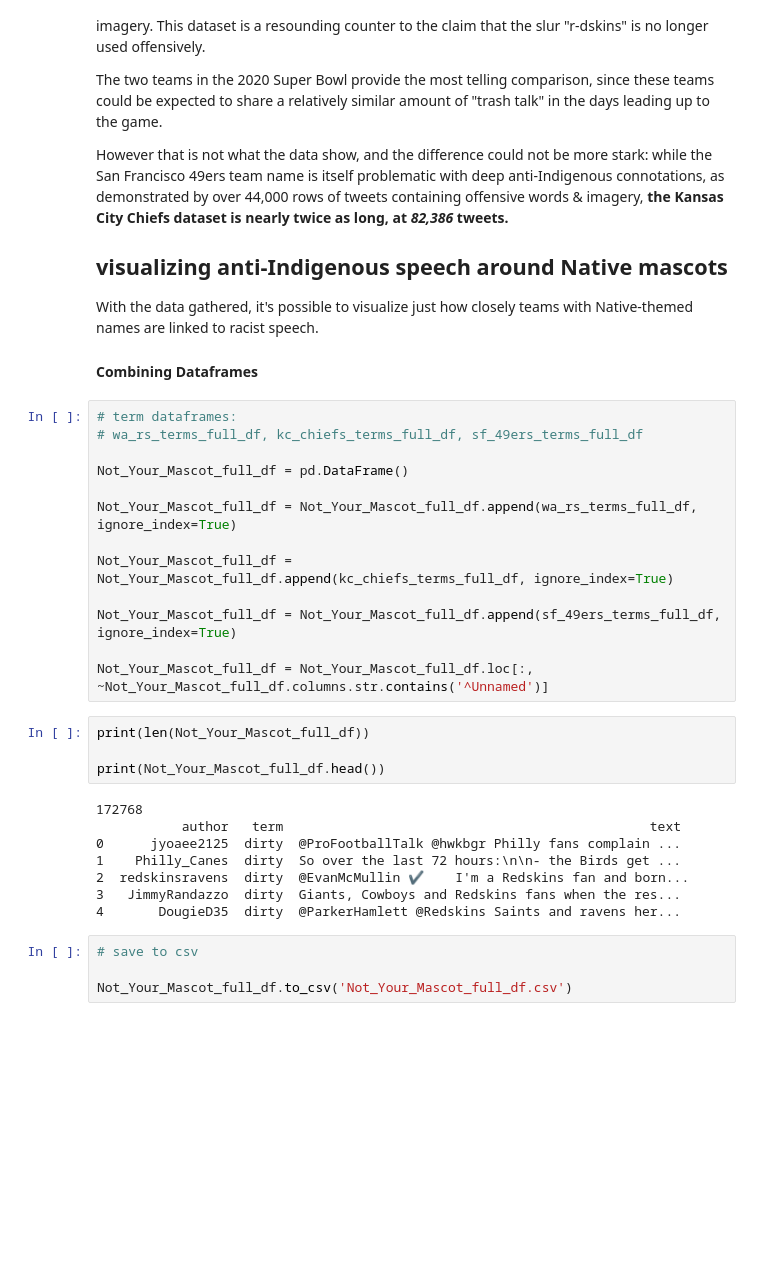
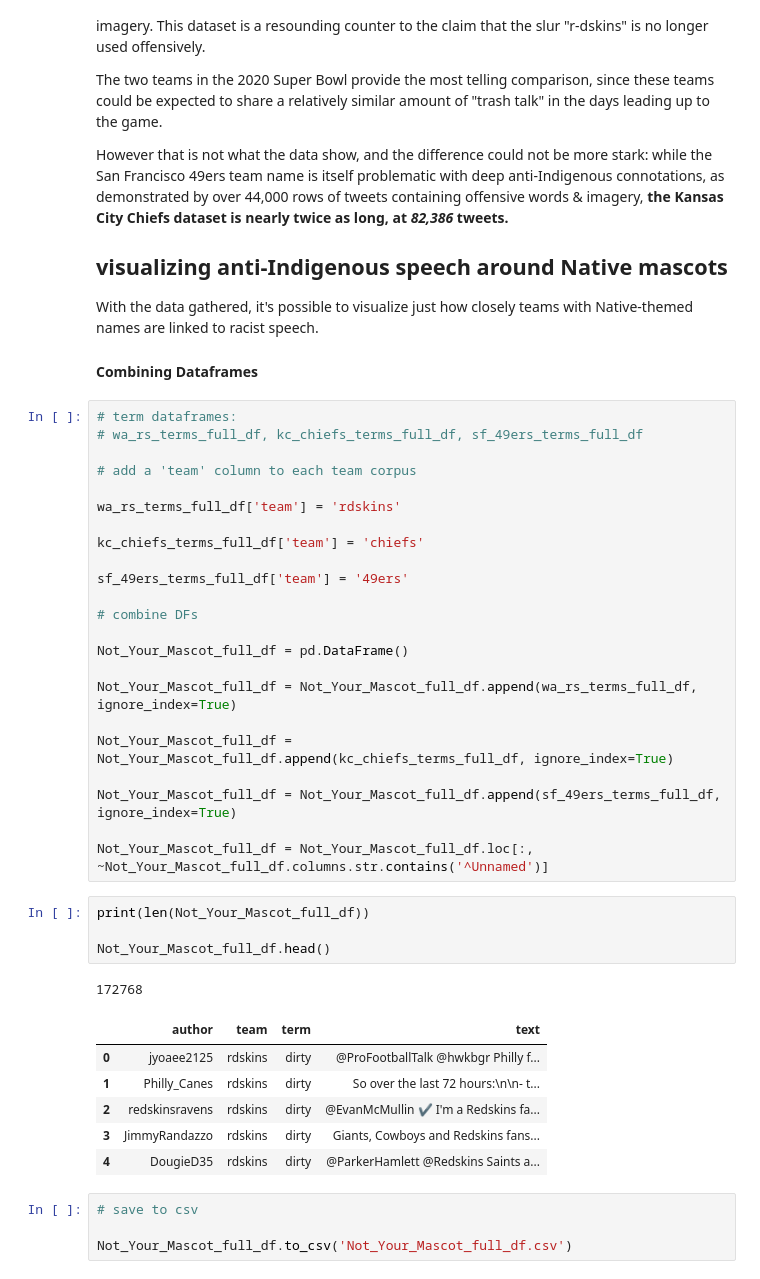
Before and after one commit to IndigenousEngineering/Not_Your_Mascot, a Jupyter notebook: Not_Your_Mascot_full.ipynb, the cells around one changed output. Saved outputs shown, nothing was run; the diff lists cells and outputs as text; blank space fills up the shorter version.

Commit message:
added 'team' column to main df

```diff
--- a/Not_Your_Mascot_full.ipynb
+++ b/Not_Your_Mascot_full.ipynb
@@ -1359,6 +1359,16 @@ With the data gathered, it's possible to visualize just how closely teams with N
 # %%
 # term dataframes:
 # wa_rs_terms_full_df, kc_chiefs_terms_full_df, sf_49ers_terms_full_df
+
+# add a 'team' column to each team corpus
+
+wa_rs_terms_full_df['team'] = 'rdskins'
+
+kc_chiefs_terms_full_df['team'] = 'chiefs'
+
+sf_49ers_terms_full_df['team'] = '49ers'
+
+# combine DFs
 
 Not_Your_Mascot_full_df = pd.DataFrame()
 
@@ -1372,15 +1382,15 @@ Not_Your_Mascot_full_df = Not_Your_Mascot_full_df.loc[:, ~Not_Your_Mascot_full_d
 # %%
 print(len(Not_Your_Mascot_full_df))
 
-print(Not_Your_Mascot_full_df.head())
+Not_Your_Mascot_full_df.head()
 # %% [output]
 172768
-           author   term                                               text
-0      jyoaee2125  dirty  @ProFootballTalk @hwkbgr Philly fans complain ...
-1    Philly_Canes  dirty  So over the last 72 hours:\n\n- the Birds get ...
-2  redskinsravens  dirty  @EvanMcMullin ✔    I'm a Redskins fan and born...
-3   JimmyRandazzo  dirty  Giants, Cowboys and Redskins fans when the res...
-4       DougieD35  dirty  @ParkerHamlett @Redskins Saints and ravens her...
+|  | author | team | term | text |
+| 0 | jyoaee2125 | rdskins | dirty | @ProFootballTalk @hwkbgr Philly f... |
+| 1 | Philly_Canes | rdskins | dirty | So over the last 72 hours:\n\n- t... |
+| 2 | redskinsravens | rdskins | dirty | @EvanMcMullin ✔ I'm a Redskins fa... |
+| 3 | JimmyRandazzo | rdskins | dirty | Giants, Cowboys and Redskins fans... |
+| 4 | DougieD35 | rdskins | dirty | @ParkerHamlett @Redskins Saints a... |
 # %%
 # save to csv
 
```
